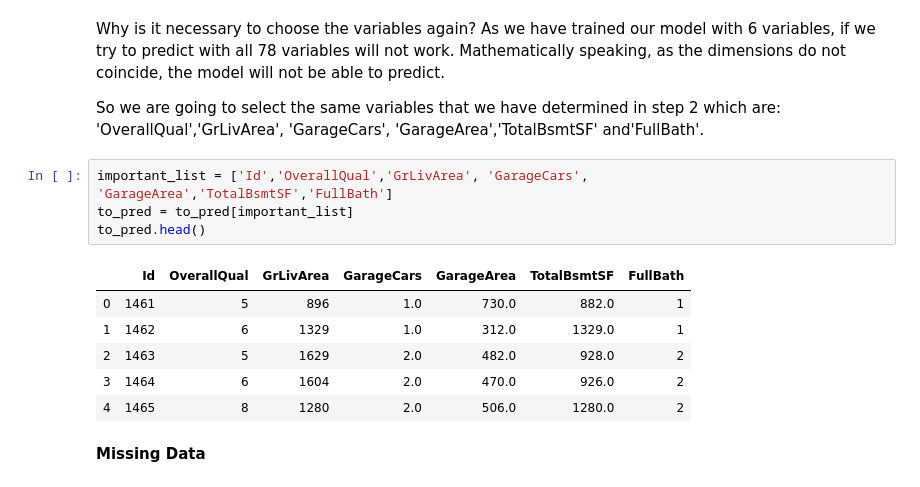
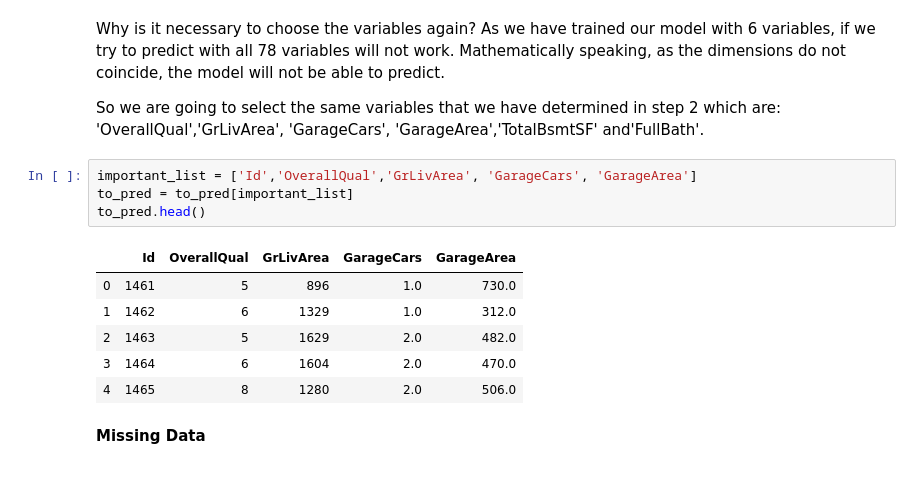
Before and after one commit to idoiama/Prediction-of-the-Prices-of-Houses, a Jupyter notebook: 3. Model building.ipynb, the cells around one changed output. Cells and saved outputs as stored; diff of their text form.

```diff
--- a/3. Model building.ipynb
+++ b/3. Model building.ipynb
@@ -353,16 +347,16 @@ Why is it necessary to choose the variables again? As we have trained our model
 
 So we are going to select the same variables that we have determined in step 2 which are: 'OverallQual','GrLivArea', 'GarageCars', 'GarageArea','TotalBsmtSF' and'FullBath'.
 # %%
-important_list = ['Id','OverallQual','GrLivArea', 'GarageCars', 'GarageArea','TotalBsmtSF','FullBath']
+important_list = ['Id','OverallQual','GrLivArea', 'GarageCars', 'GarageArea']
 to_pred = to_pred[important_list]
 to_pred.head()
 # %% [output]
-|  | Id | OverallQual | GrLivArea | GarageCars | GarageArea | TotalBsmtSF | FullBath |
-| 0 | 1461 | 5 | 896 | 1.0 | 730.0 | 882.0 | 1 |
-| 1 | 1462 | 6 | 1329 | 1.0 | 312.0 | 1329.0 | 1 |
-| 2 | 1463 | 5 | 1629 | 2.0 | 482.0 | 928.0 | 2 |
-| 3 | 1464 | 6 | 1604 | 2.0 | 470.0 | 926.0 | 2 |
-| 4 | 1465 | 8 | 1280 | 2.0 | 506.0 | 1280.0 | 2 |
+|  | Id | OverallQual | GrLivArea | GarageCars | GarageArea |
+| 0 | 1461 | 5 | 896 | 1.0 | 730.0 |
+| 1 | 1462 | 6 | 1329 | 1.0 | 312.0 |
+| 2 | 1463 | 5 | 1629 | 2.0 | 482.0 |
+| 3 | 1464 | 6 | 1604 | 2.0 | 470.0 |
+| 4 | 1465 | 8 | 1280 | 2.0 | 506.0 |
 # %% [markdown]
 **Missing Data**
 # %% [markdown]
```
Also changed, not shown: parts of 14 cells of this notebook, 5 other files.
